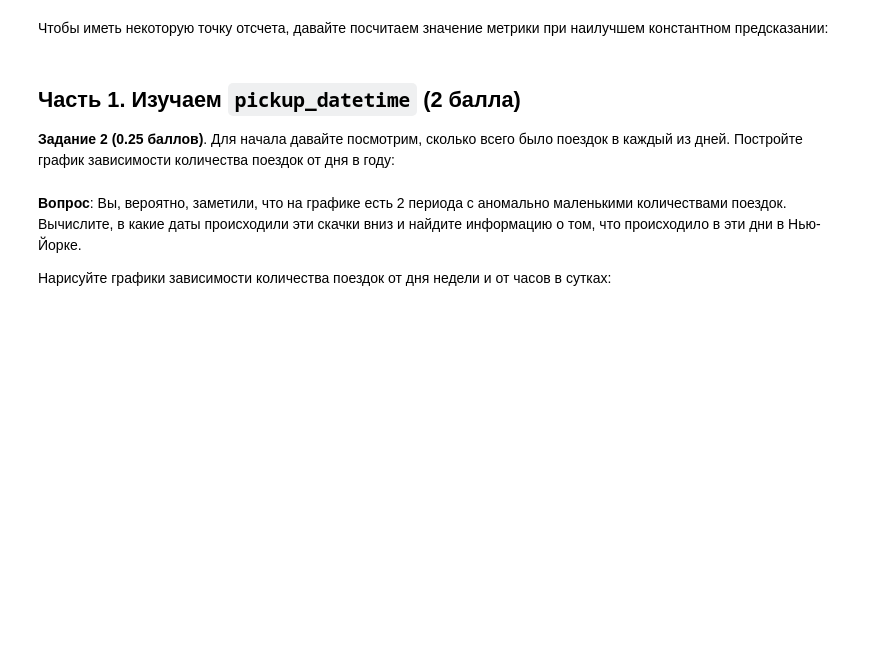
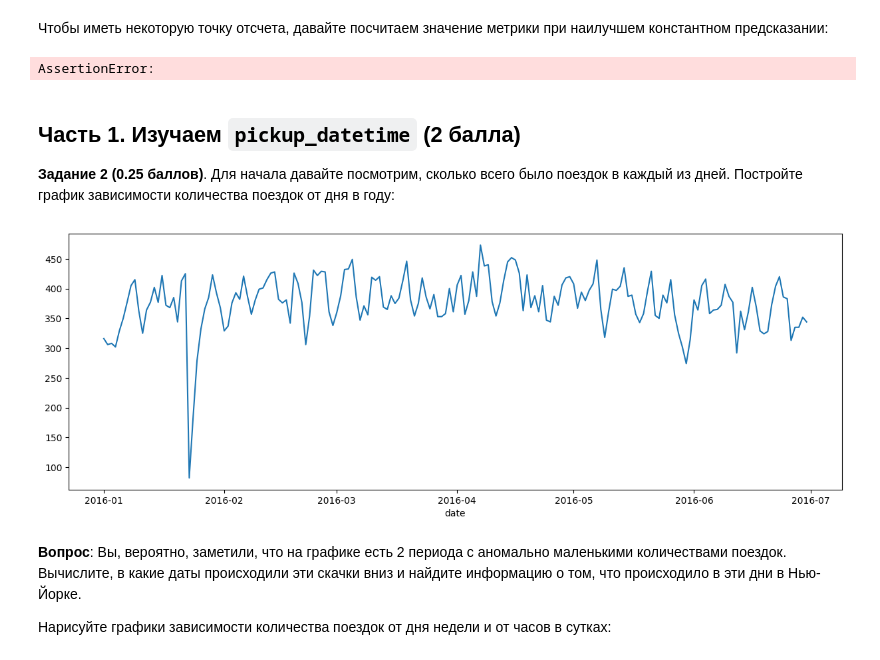
Before and after one commit to sashakarlin2000-ui/java_4, a Jupyter notebook: 2024-fall/homework-practice/homework_practice_02_linregr.ipynb, the cells around one changed output. Drawn from its saved outputs; the diff is of its cells as text; code cells hidden in the pictures; blank space fills up the shorter version.

```diff
--- a/2024-fall/homework-practice/homework_practice_02_linregr.ipynb
+++ b/2024-fall/homework-practice/homework_practice_02_linregr.ipynb
@@ -118,11 +161,15 @@ $$\text{RMSLE}(X, y, a) = \sqrt{\frac{1}{\ell}\sum_{i=1}^{\ell} \big(\log{(y_i +
 # %%
 def rmsle(log1p_y_true, log1p_y_pred):
     #╰( ͡° ͜ʖ ͡° )つ──☆*:・ﾟ
-    raise NotImplementedError
+    return np.sqrt(np.mean((log1p_y_true - log1p_y_pred)**2))
 
-rmsle_best_const = ...
-print(rmsle_best_const)
+y_true = train['log_trip']
+best_const = y_true.mean()
+y_pred = np.full_like(y_true, best_const)
+rmsle_best_const = rmsle(y_true, y_pred)
 assert np.allclose(rmsle_best_const, 0.79575, 1e-4)
+# %% [output]
+AssertionError:
 # %% [markdown]
 ## Часть 1. Изучаем `pickup_datetime` (2 балла)
 
@@ -132,3 +177,11 @@ assert np.allclose(rmsle_best_const, 0.79575, 1e-4)
+# %%
+train['date'] = train['pickup_datetime'].dt.date
+trips_per_day = train.groupby(train['date']).size()
+plt.figure(figsize=(15, 5))
+trips_per_day.plot()
+plt.show()
+# %% [output]
+[figure, added]
 # %% [markdown]
 **Вопрос**: Вы, вероятно, заметили, что на графике есть 2 периода с аномально маленькими количествами поездок. Вычислите, в какие даты происходили эти скачки вниз и найдите информацию о том, что происходило в эти дни в Нью-Йорке.
 
```
Also changed, not shown: parts of 16 cells of this notebook.
